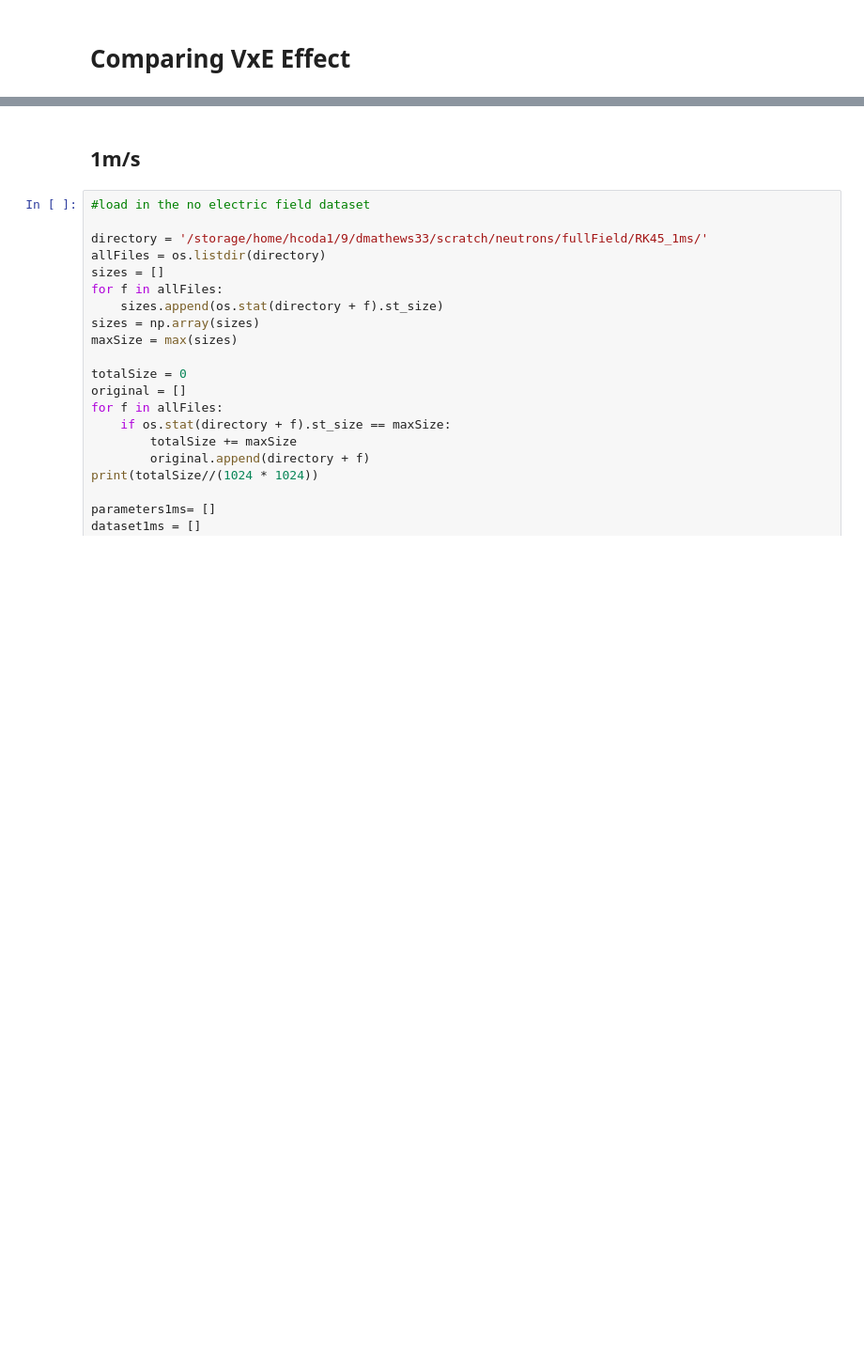
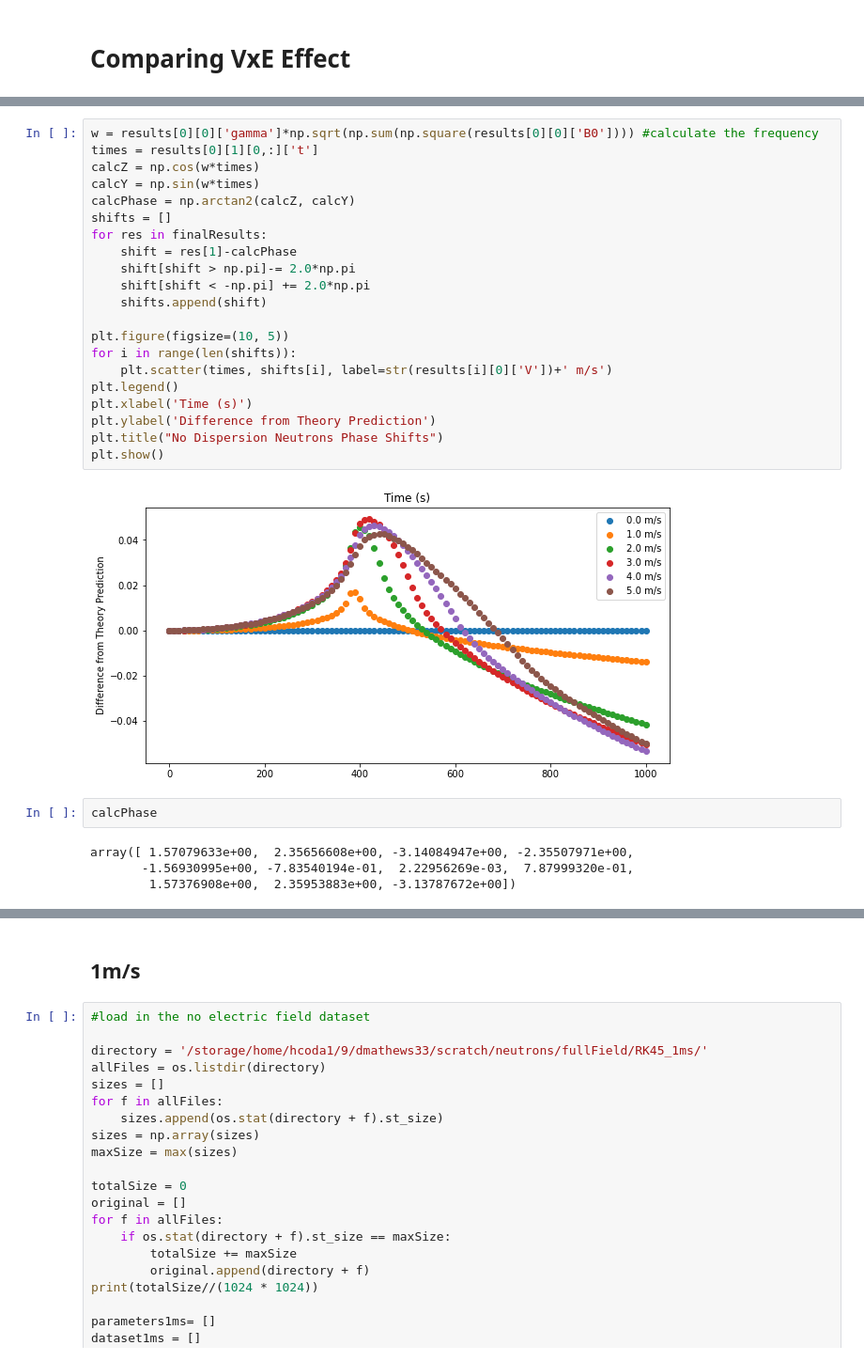
Before and after one commit to rtat-caltech/Spin-tracking, a Jupyter notebook: scripts/ComparingVCrossENeutrons.ipynb, the cells around one changed output, grey strips where cells are left out. Shown at 94% size. Saved outputs shown, nothing was run; the diff lists cells and outputs as text; blank space fills up the shorter version.

```diff
--- a/scripts/ComparingVCrossENeutrons.ipynb
+++ b/scripts/ComparingVCrossENeutrons.ipynb
@@ -191,0 +426,29 @@ results0ms = analyzeDataset(dataset0ms, plot=True)
+# %%
+w = results[0][0]['gamma']*np.sqrt(np.sum(np.square(results[0][0]['B0']))) #calculate the frequency
+times = results[0][1][0,:]['t']
+calcZ = np.cos(w*times)
+calcY = np.sin(w*times)
+calcPhase = np.arctan2(calcZ, calcY)
+shifts = []
+for res in finalResults:
+    shift = res[1]-calcPhase
+    shift[shift > np.pi]-= 2.0*np.pi
+    shift[shift < -np.pi] += 2.0*np.pi
+    shifts.append(shift)
+
+plt.figure(figsize=(10, 5))
+for i in range(len(shifts)):
+    plt.scatter(times, shifts[i], label=str(results[i][0]['V'])+' m/s')
+plt.legend()
+plt.xlabel('Time (s)')
+plt.ylabel('Difference from Theory Prediction')
+plt.title("No Dispersion Neutrons Phase Shifts")
+plt.show()
+# %% [output]
+[figure, added]
+# %%
+calcPhase
+# %% [output]
+array([ 1.57079633e+00,  2.35656608e+00, -3.14084947e+00, -2.35507971e+00,
+       -1.56930995e+00, -7.83540194e-01,  2.22956269e-03,  7.87999320e-01,
+        1.57376908e+00,  2.35953883e+00, -3.13787672e+00])
```
Also changed, not shown: parts of 16 cells of this notebook, 24 other files.
